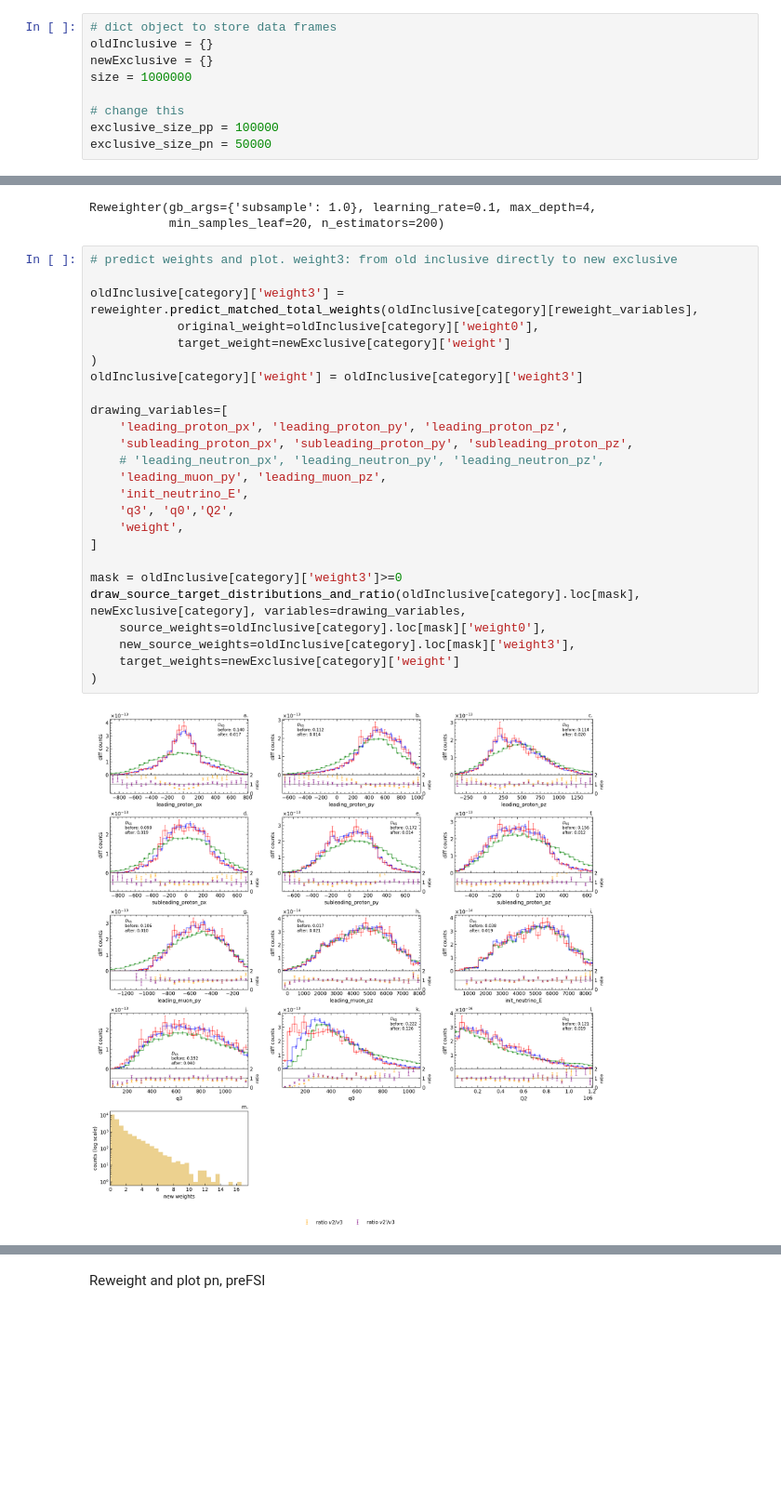
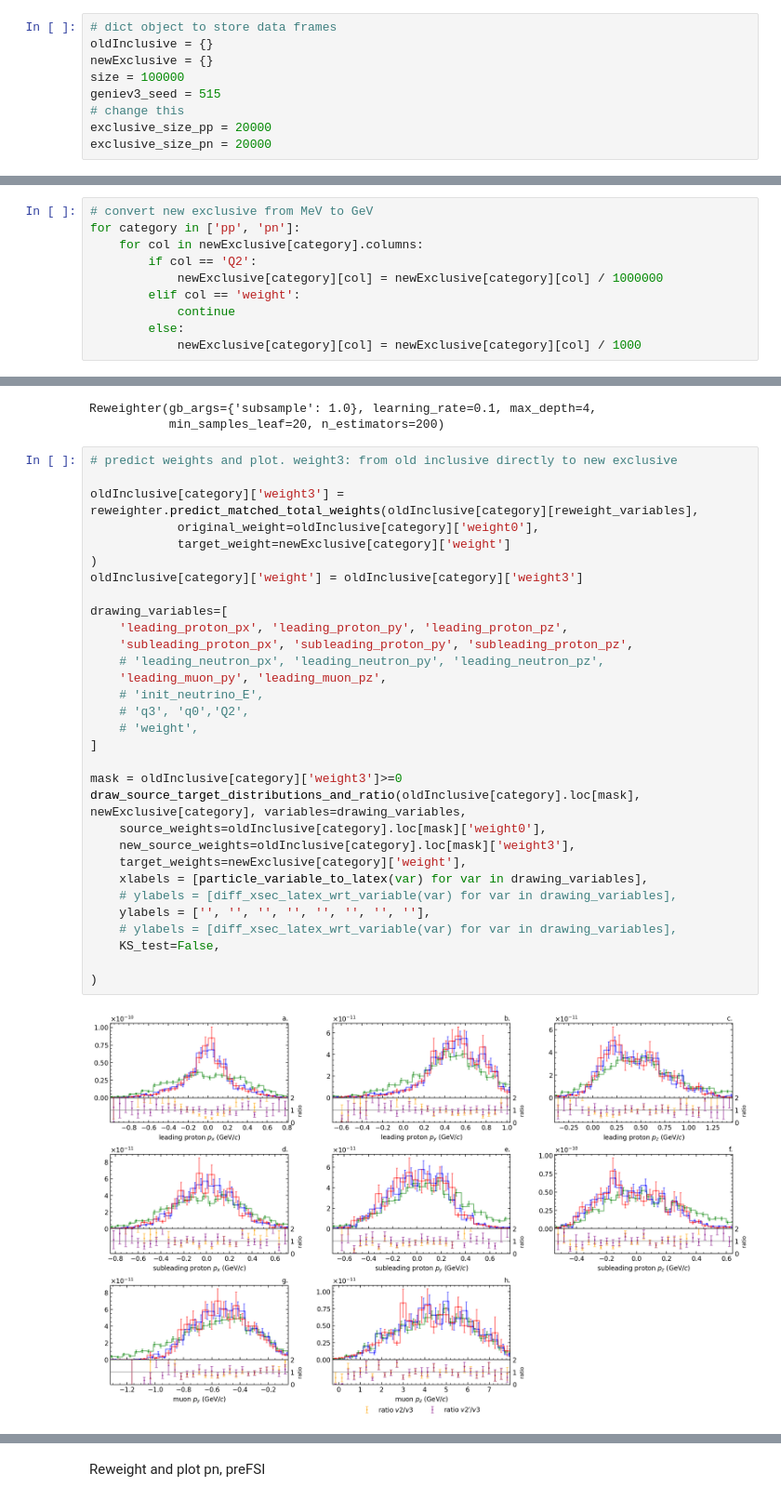
Before and after one commit to zihaolin2000/BDTReweight, a Jupyter notebook: examples/Valencia_2p2h_GENIEv3AR23_MINERvA_ME_1step_reweight.ipynb, the cells around one changed output, grey strips where cells are left out. Shown at 93% size. Saved outputs shown, nothing was run; the diff lists cells and outputs as text; blank space fills up the shorter version.

Commit message:
Rerun and produce weights

```diff
--- a/examples/Valencia_2p2h_GENIEv3AR23_MINERvA_ME_1step_reweight.ipynb
+++ b/examples/Valencia_2p2h_GENIEv3AR23_MINERvA_ME_1step_reweight.ipynb
@@ -16,11 +23,11 @@ import numpy as np
 # dict object to store data frames
 oldInclusive = {}
 newExclusive = {}
-size = 1000000
-
+size = 100000
+geniev3_seed = 515
 # change this
-exclusive_size_pp = 100000
-exclusive_size_pn = 50000
+exclusive_size_pp = 20000
+exclusive_size_pn = 20000
 # %% [markdown]
 Prepare new exclusive pp and pn:
 # %%
@@ -104,6 +112,16 @@ for df in [newExclusive[category]]:
     df['q0'] = df['qtransfer_E']
     df['q3'] = df['qtransfer_P']
     df['Q2'] = df['q3']**2 - df['q0']**2
+# %%
+# convert new exclusive from MeV to GeV
+for category in ['pp', 'pn']:
+    for col in newExclusive[category].columns:
+        if col == 'Q2':
+            newExclusive[category][col] = newExclusive[category][col] / 1000000
+        elif col == 'weight':
+            continue
+        else:
+            newExclusive[category][col] = newExclusive[category][col] / 1000
 # %% [markdown]
 Prepare old pp and pn at vertex:
 # %%
@@ -245,27 +264,33 @@ Reweighter(gb_args={'subsample': 1.0}, learning_rate=0.1, max_depth=4,
 # %%
 # predict weights and plot. weight3: from old inclusive directly to new exclusive
 
 oldInclusive[category]['weight3'] = reweighter.predict_matched_total_weights(oldInclusive[category][reweight_variables],
             original_weight=oldInclusive[category]['weight0'],
             target_weight=newExclusive[category]['weight']
 )
 oldInclusive[category]['weight'] = oldInclusive[category]['weight3']
 
 drawing_variables=[
     'leading_proton_px', 'leading_proton_py', 'leading_proton_pz',
     'subleading_proton_px', 'subleading_proton_py', 'subleading_proton_pz',
     # 'leading_neutron_px', 'leading_neutron_py', 'leading_neutron_pz',
     'leading_muon_py', 'leading_muon_pz',
-    'init_neutrino_E',
-    'q3', 'q0','Q2',
-    'weight',
+    # 'init_neutrino_E',
+    # 'q3', 'q0','Q2',
+    # 'weight',
 ]
 
 mask = oldInclusive[category]['weight3']>=0
 draw_source_target_distributions_and_ratio(oldInclusive[category].loc[mask], newExclusive[category], variables=drawing_variables,
     source_weights=oldInclusive[category].loc[mask]['weight0'],
     new_source_weights=oldInclusive[category].loc[mask]['weight3'],
-    target_weights=newExclusive[category]['weight']
+    target_weights=newExclusive[category]['weight'],
+    xlabels = [particle_variable_to_latex(var) for var in drawing_variables],
+    # ylabels = [diff_xsec_latex_wrt_variable(var) for var in drawing_variables],
+    ylabels = ['', '', '', '', '', '', '', ''],
+    # ylabels = [diff_xsec_latex_wrt_variable(var) for var in drawing_variables],
+    KS_test=False,
+
 )
 # %% [output]
-[figure, old version]
+[figure, new version]
```
Also changed, not shown: parts of 13 cells of this notebook, 2 other files.
